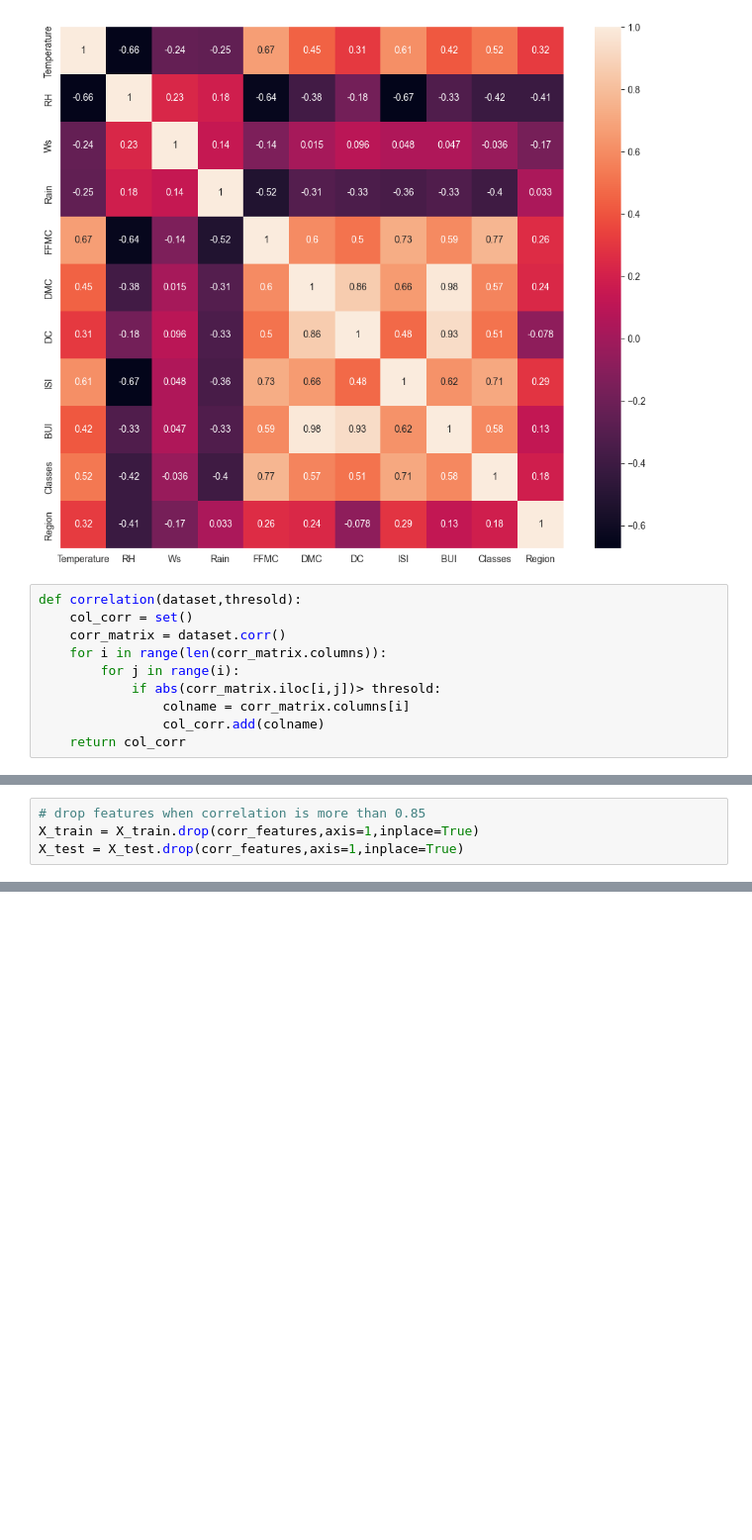
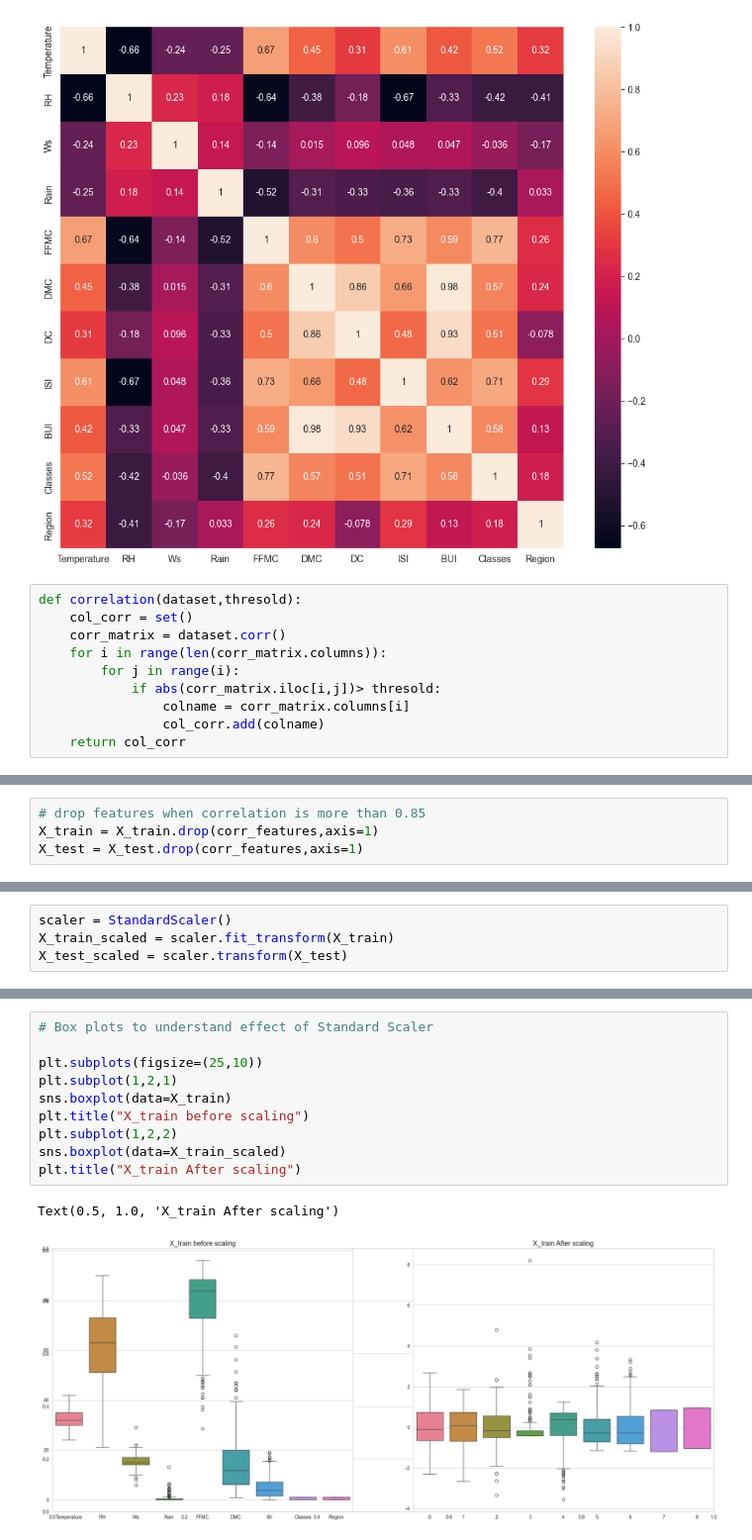
Before and after one commit to ak-pydev/python_practice, a Jupyter notebook: machine-learning/ridgeLasso/ridgeLasso.ipynb, the cells around one changed output, grey strips where cells are left out. Shown: that part at 99% size. Saved outputs shown, nothing was run; the diff lists cells and outputs as text; blank space fills up the shorter version.

```diff
--- a/machine-learning/ridgeLasso/ridgeLasso.ipynb
+++ b/machine-learning/ridgeLasso/ridgeLasso.ipynb
@@ -379,4 +383,4 @@ corr_features = correlation(X_train,0.85)
 # %%
 # drop features when correlation is more than 0.85
-X_train = X_train.drop(corr_features,axis=1,inplace=True)
-X_test = X_test.drop(corr_features,axis=1,inplace=True)
+X_train = X_train.drop(corr_features,axis=1)
+X_test = X_test.drop(corr_features,axis=1)
@@ -382,0 +393,4 @@ X_test = X_test.drop(corr_features,axis=1,inplace=True)
+# %%
+scaler = StandardScaler()
+X_train_scaled = scaler.fit_transform(X_train)
+X_test_scaled = scaler.transform(X_test)
@@ -382,0 +413,13 @@ X_test = X_test.drop(corr_features,axis=1,inplace=True)
+# %%
+# Box plots to understand effect of Standard Scaler
+
+plt.subplots(figsize=(25,10))
+plt.subplot(1,2,1)
+sns.boxplot(data=X_train)
+plt.title("X_train before scaling")
+plt.subplot(1,2,2)
+sns.boxplot(data=X_train_scaled)
+plt.title("X_train After scaling")
+# %% [output]
+Text(0.5, 1.0, 'X_train After scaling')
+[figure, added]
```
Also changed, not shown: parts of 5 cells of this notebook.
